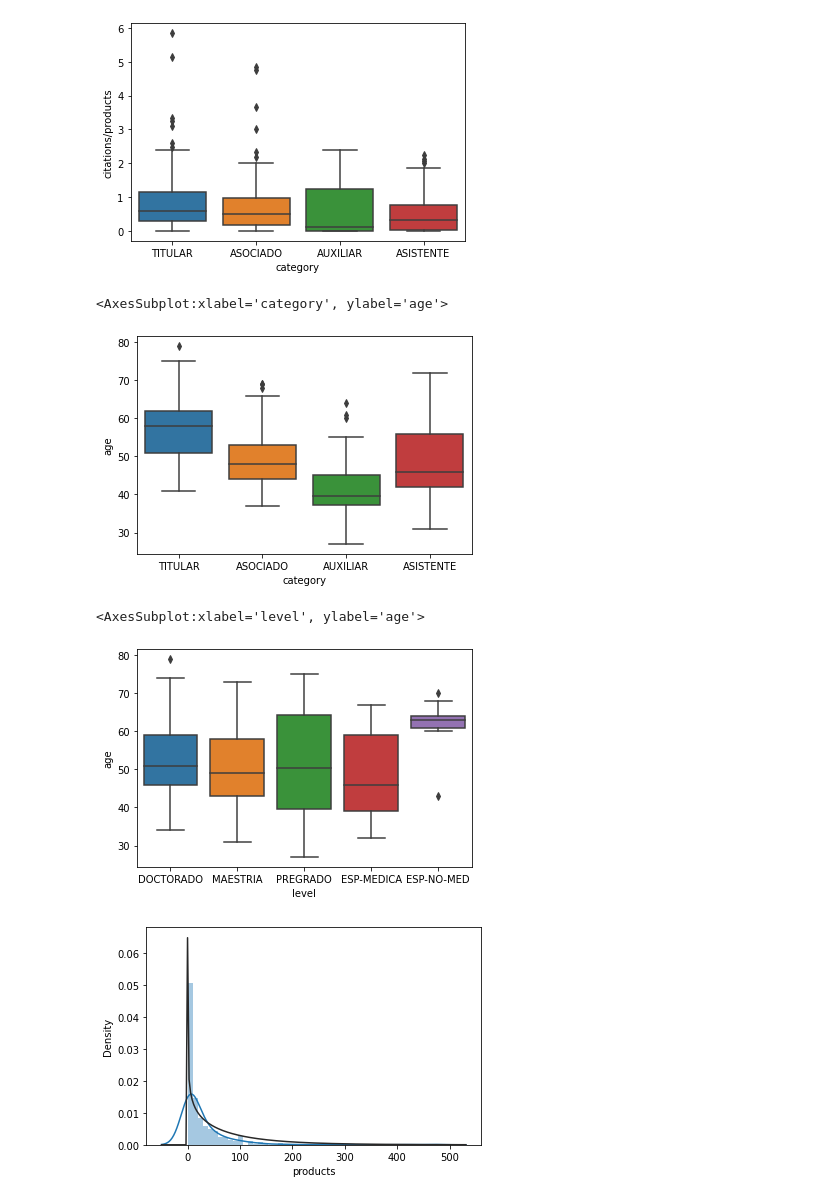
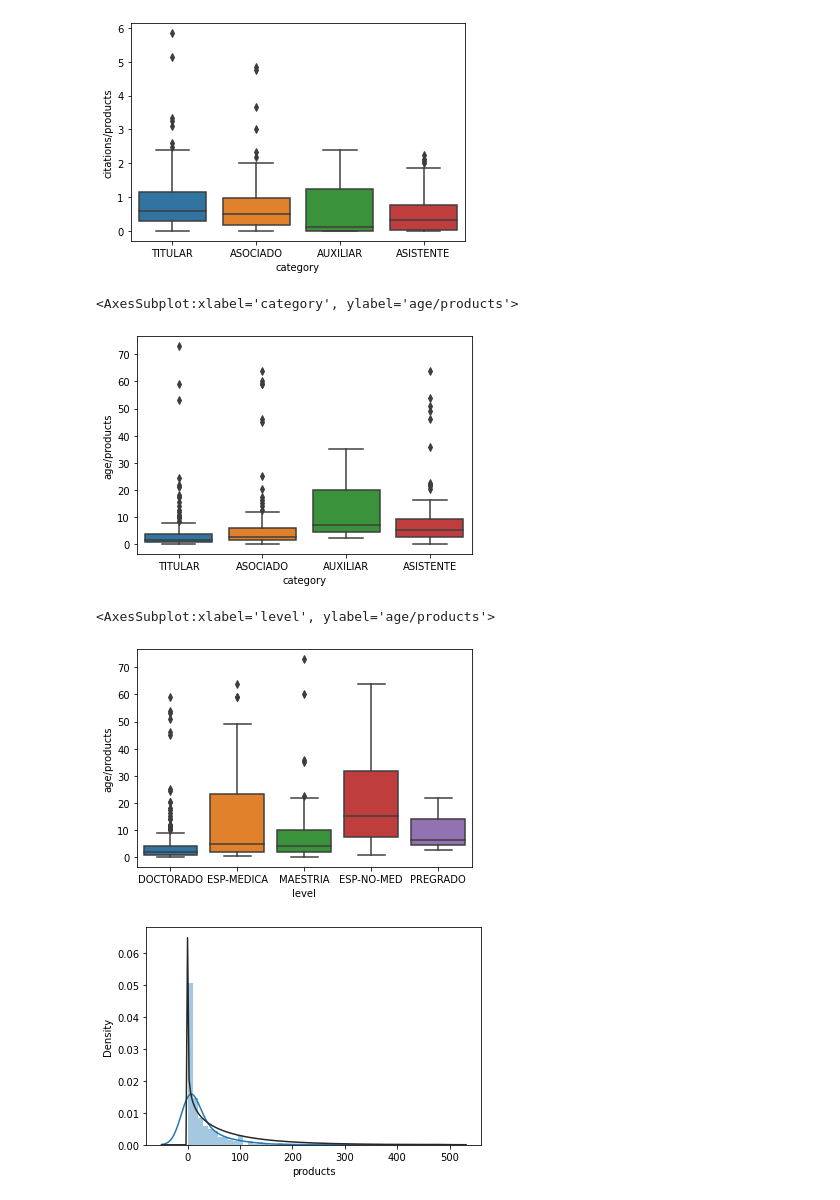
Before and after one commit to muzgash/masters, a Jupyter notebook: notebooks/Multivariate statistics.ipynb, the cells around one changed output. Saved outputs shown, nothing was run; the diff lists cells and outputs as text; code cells hidden in the pictures.

```diff
--- a/notebooks/Multivariate statistics.ipynb
+++ b/notebooks/Multivariate statistics.ipynb
@@ -9,5 +12,8 @@ from scipy import stats
 # %%
 data=pd.read_csv("../data/ms_authors.csv",dtype={"age":int,"time":int})
 data["citations/products"]=data["citations"]/data["products"]
+data["press/products"]=data["press"]/data["products"]
+data["age/products"]=data["age"]/data["products"]
+data["time/products"]=data["time"]/data["products"]
 data
 # %% [output]
@@ -185,15 +202,15 @@ sns.boxplot(x="category",y="citations/products",data=data)
 <AxesSubplot:xlabel='category', ylabel='citations/products'>
 [figure]
 # %%
-sns.boxplot(x="category",y="age",data=data)
+sns.boxplot(x="category",y="age/products",data=data)
 # %% [output]
-<AxesSubplot:xlabel='category', ylabel='age'>
+<AxesSubplot:xlabel='category', ylabel='age/products'>
-[figure, old version]
+[figure, new version]
 # %%
-sns.boxplot(x="level",y="age",data=data)
+sns.boxplot(x="level",y="age/products",data=data)
 # %% [output]
-<AxesSubplot:xlabel='level', ylabel='age'>
+<AxesSubplot:xlabel='level', ylabel='age/products'>
-[figure, old version]
+[figure, new version]
 # %%
 sns.distplot(data["products"],fit=stats.chi2);
 plt.figure()
```
Also changed, not shown: parts of 26 cells of this notebook.
